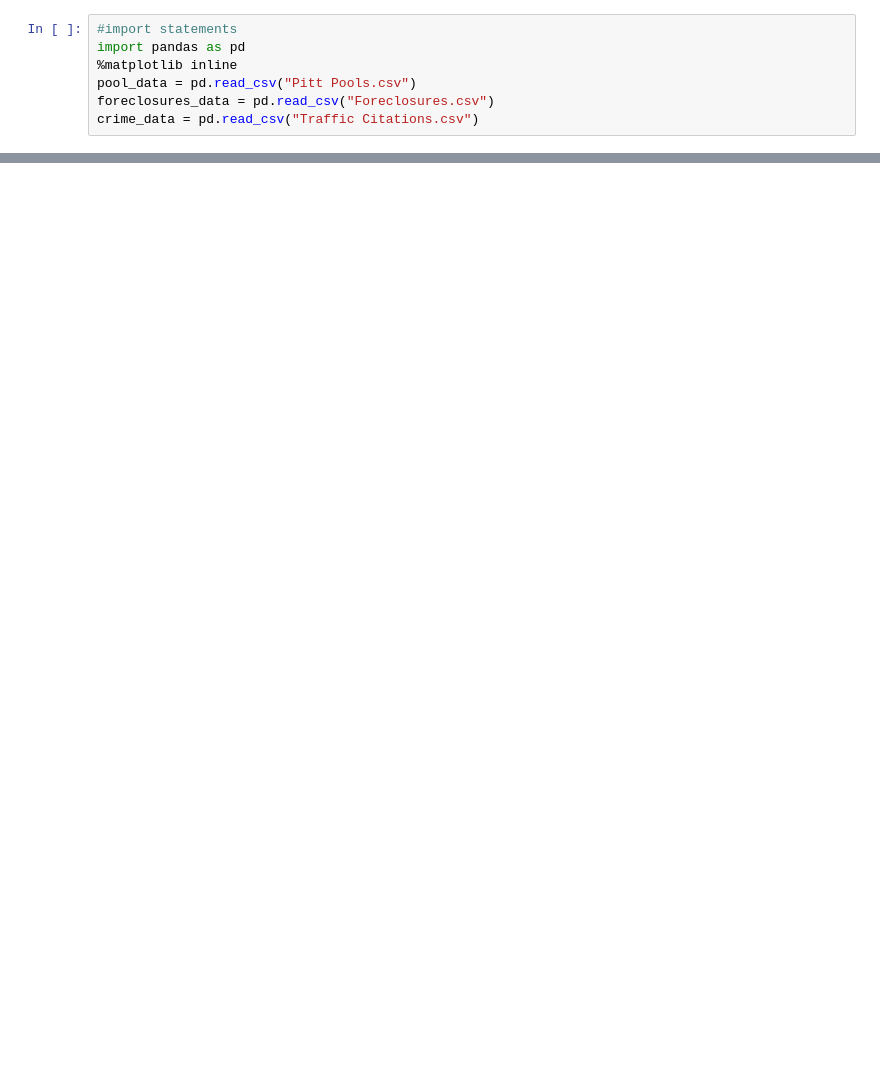
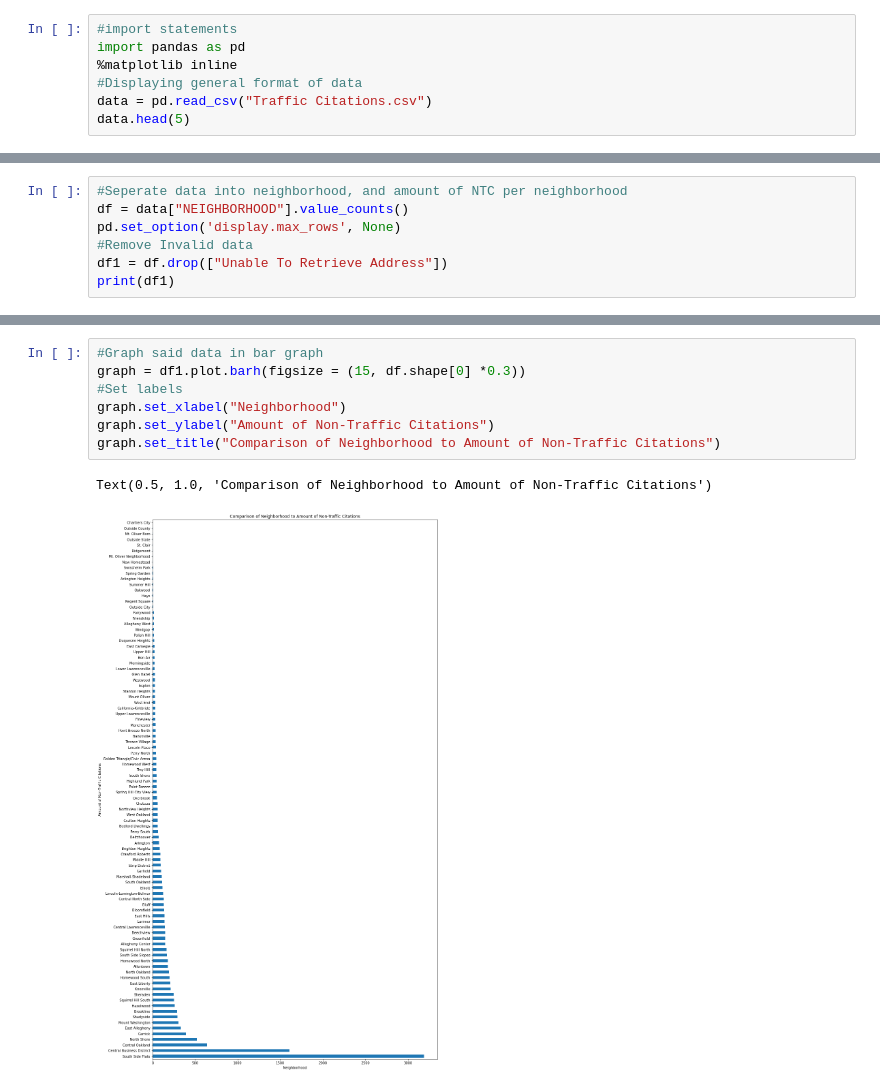
Before and after one commit to jweir136/CMPINF0010-Final-Project, a Jupyter notebook: Final Project.ipynb, the cells around one changed output, grey strips where cells are left out. Cells and saved outputs as stored; diff of their text form; blank space fills up the shorter version.

```diff
--- a/Final Project.ipynb
+++ b/Final Project.ipynb
@@ -43,6 +47,6 @@ Following Code is meant to import libraries and read csv's.
 #import statements
 import pandas as pd
 %matplotlib inline
-pool_data = pd.read_csv("Pitt Pools.csv")
-foreclosures_data = pd.read_csv("Foreclosures.csv")
-crime_data = pd.read_csv("Traffic Citations.csv")
+#Displaying general format of data
+data = pd.read_csv("Traffic Citations.csv")
+data.head(5)
@@ -48,0 +60,7 @@ crime_data = pd.read_csv("Traffic Citations.csv")
+# %%
+#Seperate data into neighborhood, and amount of NTC per neighborhood
+df = data["NEIGHBORHOOD"].value_counts()
+pd.set_option('display.max_rows', None)
+#Remove Invalid data
+df1 = df.drop(["Unable To Retrieve Address"])
+print(df1)
@@ -48,0 +85,10 @@ crime_data = pd.read_csv("Traffic Citations.csv")
+# %%
+#Graph said data in bar graph
+graph = df1.plot.barh(figsize = (15, df.shape[0] *0.3))
+#Set labels
+graph.set_xlabel("Neighborhood")
+graph.set_ylabel("Amount of Non-Traffic Citations")
+graph.set_title("Comparison of Neighborhood to Amount of Non-Traffic Citations")
+# %% [output]
+Text(0.5, 1.0, 'Comparison of Neighborhood to Amount of Non-Traffic Citations')
+[figure, added]
```
Also changed, not shown: parts of 19 cells of this notebook.
